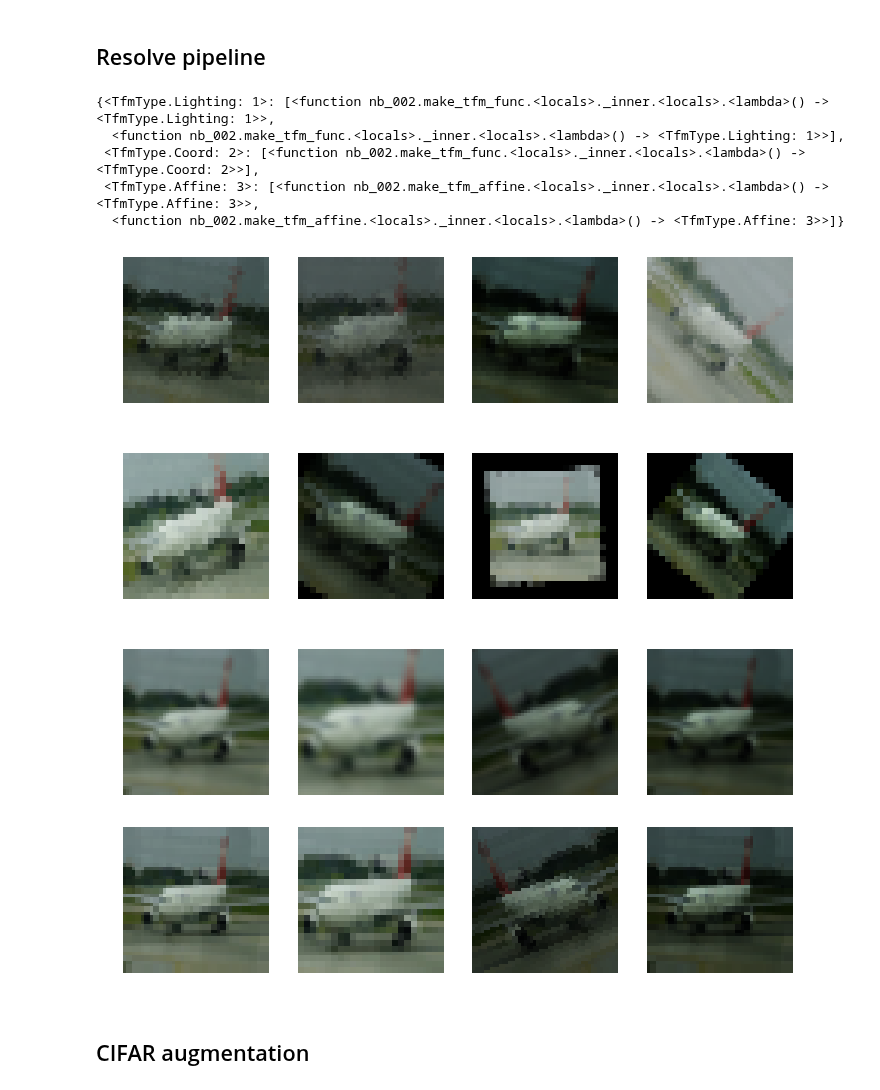
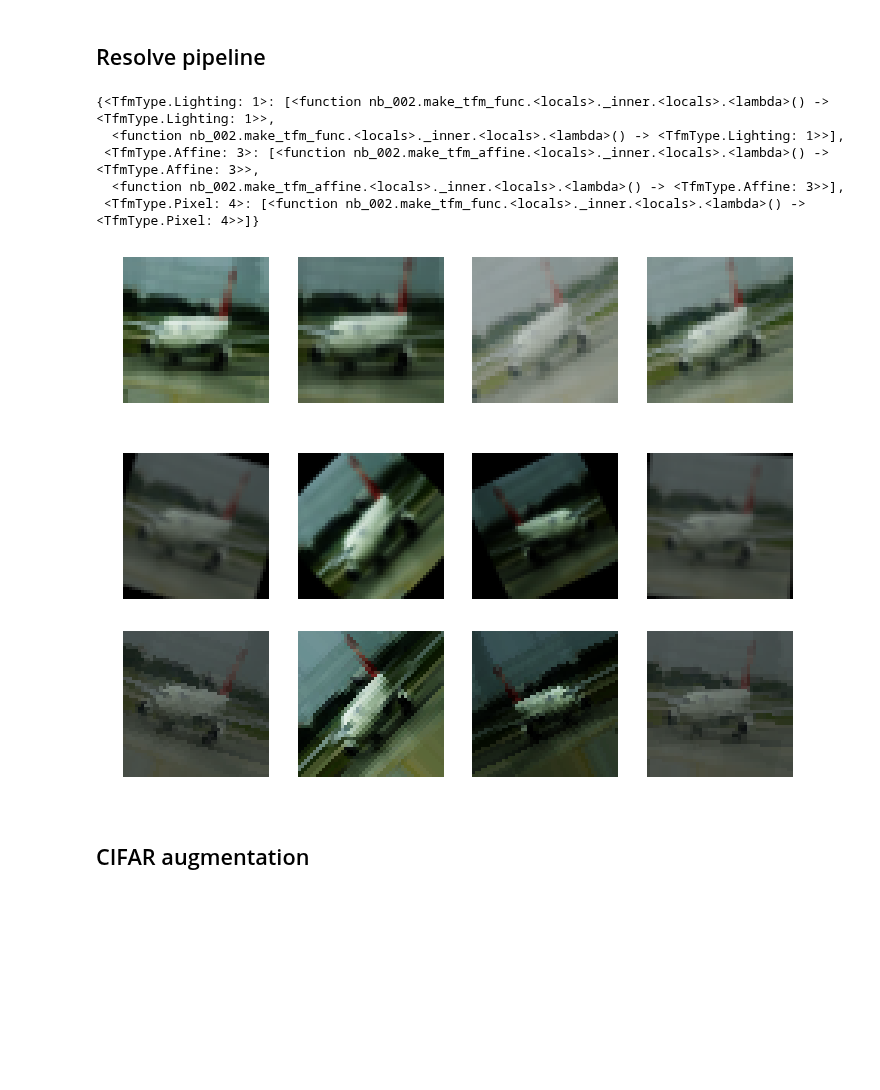
Before and after one commit to fastai/fastai_old, a Jupyter notebook: dev_nb/003_augment_training.ipynb, the cells around one changed output. Saved outputs shown, nothing was run; the diff lists cells and outputs as text; code cells hidden in the pictures; blank space fills up the shorter version.

```diff
--- a/dev_nb/003_augment_training.ipynb
+++ b/dev_nb/003_augment_training.ipynb
@@ -10,15 +12,15 @@ PATH = DATA_PATH/'cifar10_dog_air'
 train_ds = FilesDataset(PATH/'train')
 valid_ds = FilesDataset(PATH/'test', train_ds.classes)
 
-x = lambda: train_ds[1][0]
+x = train_ds[1][0]
 # %% [markdown]
 # Transform pipeline
 # %% [markdown]
 ## Resolve pipeline
 # %%
-tfms = [jitter_tfm(magnitude=(0,0.04)),
-        rotate_tfm(degrees=(-45,45.)),
-        zoom_tfm(scale=(0.75,1.5)),
+tfms = [flip_lr_tfm(p=0.5),
+        rotate_tfm(degrees=(-45,45.), p=0.5),
+        zoom_tfm(scale=(0.6,1.5), p=0.5),
         contrast_tfm(scale=(0.5,2.0)),
         brightness_tfm(change=(0.3,0.7))
 ]
@@ -30,9 +32,9 @@ dict_groupby(tfms, lambda o: o.__annotations__['return'])
 # %% [output]
 {<TfmType.Lighting: 1>: [<function nb_002.make_tfm_func.<locals>._inner.<locals>.<lambda>() -> <TfmType.Lighting: 1>>,
   <function nb_002.make_tfm_func.<locals>._inner.<locals>.<lambda>() -> <TfmType.Lighting: 1>>],
- <TfmType.Coord: 2>: [<function nb_002.make_tfm_func.<locals>._inner.<locals>.<lambda>() -> <TfmType.Coord: 2>>],
  <TfmType.Affine: 3>: [<function nb_002.make_tfm_affine.<locals>._inner.<locals>.<lambda>() -> <TfmType.Affine: 3>>,
-  <function nb_002.make_tfm_affine.<locals>._inner.<locals>.<lambda>() -> <TfmType.Affine: 3>>]}
+  <function nb_002.make_tfm_affine.<locals>._inner.<locals>.<lambda>() -> <TfmType.Affine: 3>>],
+ <TfmType.Pixel: 4>: [<function nb_002.make_tfm_func.<locals>._inner.<locals>.<lambda>() -> <TfmType.Pixel: 4>>]}
 # %%
 def resolve_pipeline(tfms, **kwargs):
     if len(tfms)==0: return noop
@@ -43,32 +45,22 @@ def resolve_pipeline(tfms, **kwargs):
     affine_tfm = apply_affine_tfm(affine_tfms, func=compose(coord_tfms), **kwargs)
     final_tfm = compose(final_tfms)
     pixel_tfm = compose(pixel_tfms)
-    return lambda x,**k: final_tfm(affine_tfm(lighting_tfm(pixel_tfm(x)), **k))
+
+    # TODO: check whether clone() is slow, and if so only do it when needed
+    return lambda x,**k: lighting_tfm(final_tfm(affine_tfm(pixel_tfm(x.clone()), **k)))
 # %%
 _,axes = plt.subplots(1,4, figsize=(12,3))
-for ax in axes: show_image(resolve_pipeline(tfms)(x()), ax)
+for ax in axes: show_image(resolve_pipeline(tfms)(x), ax)
 # %% [output]
-[figure, old version]
+[figure, new version]
 # %%
-_,axes = plt.subplots(1,4, figsize=(12,3))
-for ax in axes: show_image(resolve_pipeline(tfms, size=24, padding_mode='zeros')(x()), ax)
+_,axes = plt.subplots(2,4, figsize=(12,6))
+for i in range(4):
+    tfm = resolve_pipeline(tfms, size=48)
+    show_image(tfm(x, padding_mode='zeros'), axes[0][i])
+    show_image(tfm(x, mode='nearest'), axes[1][i])
 # %% [output]
-[figure, old version]
+[figure, new version]
-# %%
-tfms = [flip_lr_tfm(p=0.5),
-        rotate_tfm(degrees=(-45,45.), p=0.5),
-        zoom_tfm(scale=(0.75,1.5), p=0.5),
-        contrast_tfm(scale=(0.5,2.0)),
-        brightness_tfm(change=(0.3,0.7))
-]
-
-_,axes = plt.subplots(2,4, figsize=(12,6))
-for i in range(4):
-    tfm = resolve_pipeline(tfms, size=48)
-    show_image(tfm(x()), axes[0][i])
-    show_image(tfm(x(), mode='nearest'), axes[1][i])
-# %% [output]
-[figure, removed]
 # %% [markdown]
 ## CIFAR augmentation
 # %%
```
Also changed, not shown: parts of 6 cells of this notebook, 2 other files.
